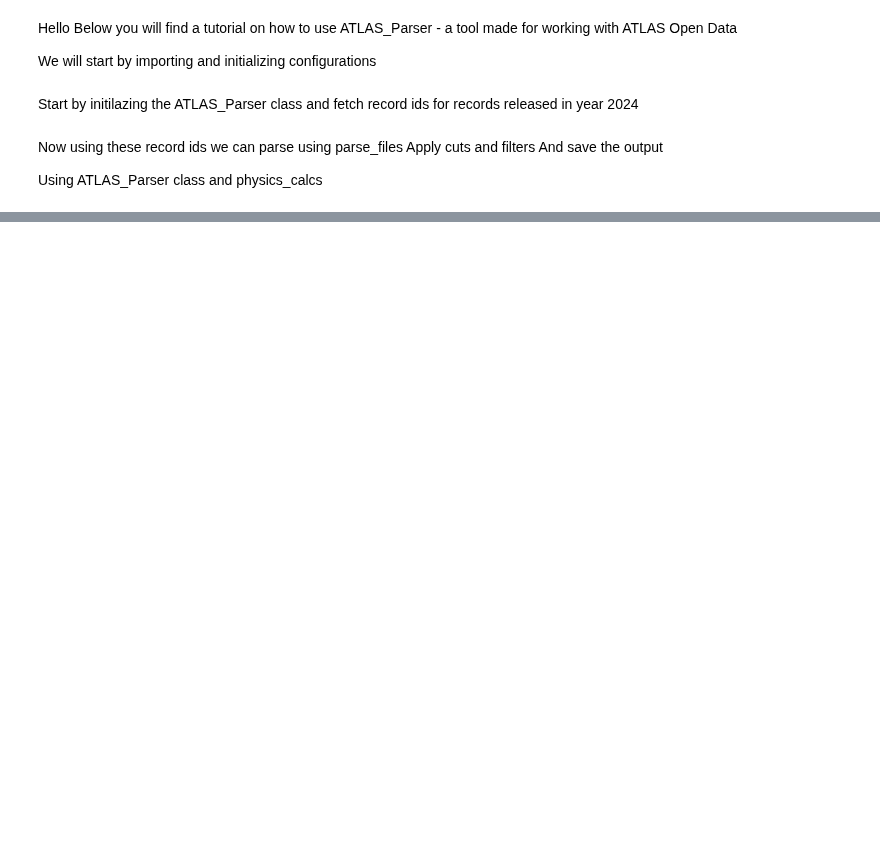
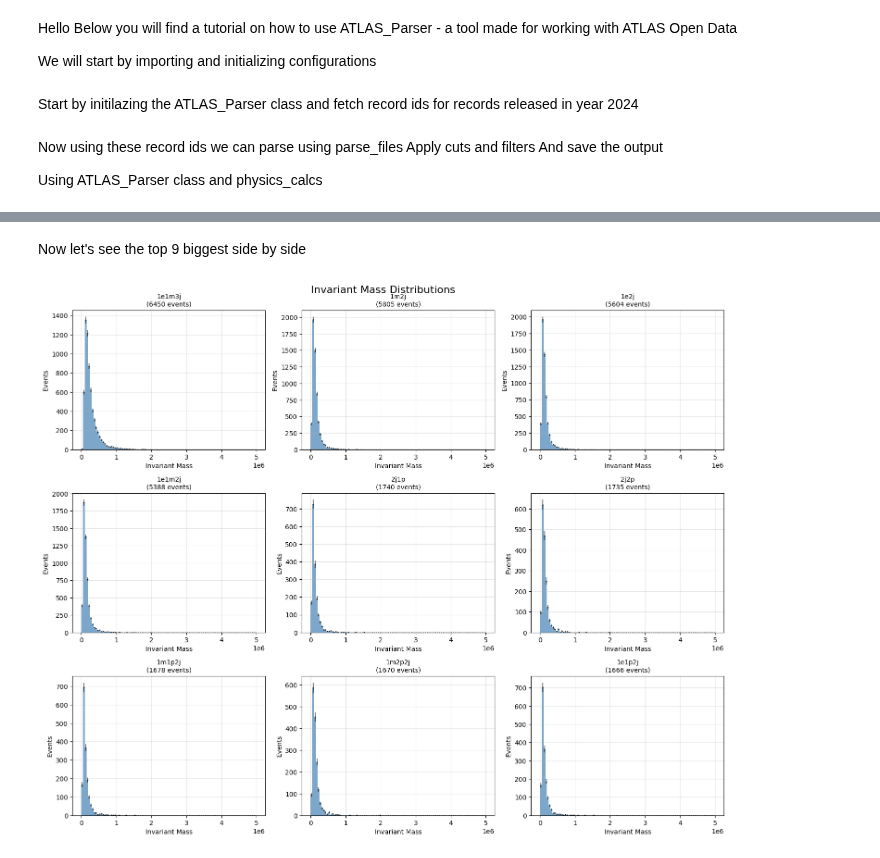
Before and after one commit to Zhavi221/atlas-utilization, a Jupyter notebook: tutorial.ipynb, the cells around one changed output, grey strips where cells are left out. Cells and saved outputs as stored; diff of their text form; code cells hidden in the pictures; blank space fills up the shorter version.

```diff
--- a/tutorial.ipynb
+++ b/tutorial.ipynb
@@ -79,0 +213,48 @@ for events_chunk in atlasparser.parse_files(
+# %% [markdown]
+Now let's see the top 9 biggest side by side
+# %%
+# Get all .npy files
+inv_masses_raw = [f for f in os.listdir(config_inv_mass_calc["output_dir"]) if f.endswith(".npy")]
+inv_masses_sizes = {f: os.path.getsize(os.path.join(config_inv_mass_calc["output_dir"], f)) for f in inv_masses_raw}
+
+# Sort files by size and take the 9 largest
+sorted_files = sorted(inv_masses_sizes.items(), key=lambda x: x[1], reverse=True)[:9]
+selected_files = [f[0] for f in sorted_files]
+
+# Histogram parameters
+n_bins = 100
+mass_min, mass_max = 0, 5000000
+
+# Create 3x3 subplot grid
+fig, axes = plt.subplots(3, 3, figsize=(15, 12))
+axes = axes.flatten()
+
+# Process each file
+for idx, filename in enumerate(selected_files):
+    file_path = os.path.join(config_inv_mass_calc["output_dir"], filename)
+    inv_masses = np.load(file_path)
+
+    # Create histogram
+    bin_content, bin_edges = np.histogram(inv_masses, bins=n_bins, range=(mass_min, mass_max))
+    bin_errors = np.sqrt(bin_content)
+
+    # Plot on corresponding subplot
+    ax = axes[idx]
+    ax.hist(bin_edges[:-1], bins=bin_edges, weights=bin_content, alpha=0.7, color='steelblue')
+    ax.errorbar((bin_edges[:-1] + bin_edges[1:]) / 2, bin_content, yerr=bin_errors,
+                fmt='.', color='black', alpha=0.5, markersize=2)
+
+    # Extract particle combination from filename
+    # Format: root_<particles>_inv_mass.npy
+    particle_combo = filename.split('_inv_mass')[0].split('.root_')[1]
+
+    ax.set_xlabel('Invariant Mass')
+    ax.set_ylabel('Events')
+    ax.set_title(f'{particle_combo}\n({len(inv_masses)} events)', fontsize=10)
+    ax.grid(True, alpha=0.3)
+
+plt.tight_layout()
+plt.suptitle('Invariant Mass Distributions', fontsize=16, y=1.002)
+plt.show()
+# %% [output]
+[figure, added]
```
Also changed, not shown: parts of 9 cells of this notebook, 9 other files.
